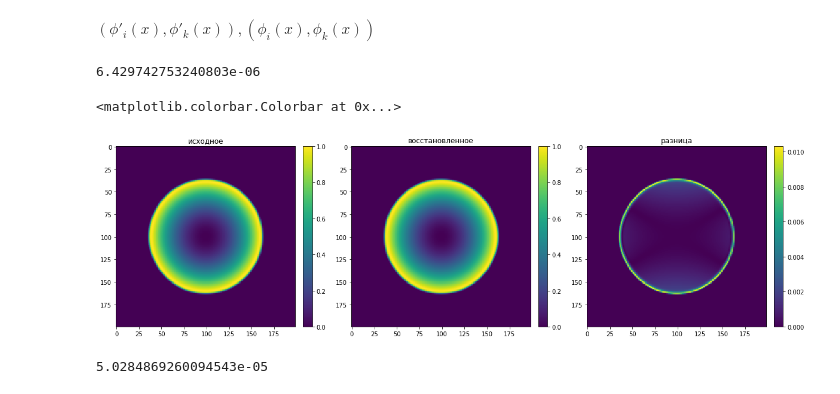
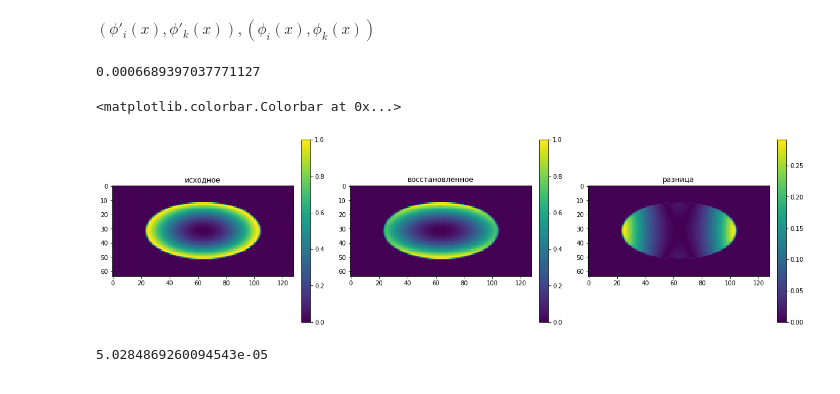
Before and after one commit to Satbek/-ourse-work-sem7, a Jupyter notebook: src/Results/Variational/without additional divide h.ipynb, the cells around one changed output. Drawn from its saved outputs; the diff is of its cells as text; code cells hidden in the pictures.

```diff
--- a/src/Results/Variational/without additional divide h.ipynb
+++ b/src/Results/Variational/without additional divide h.ipynb
@@ -137,8 +137,8 @@ def normilize(front):
     front /= front.max()
     return front
 # %%
-M = 200
-N = 199
+M = 64
+N = 128
 h1 = 2 * np.pi / M
 h2 = 2 * np.pi / N
 x, y = np.mgrid[-np.pi:np.pi:1j * M, -np.pi:np.pi:1j * N]
@@ -146,35 +146,35 @@ x, y = np.mgrid[-np.pi:np.pi:1j * M, -np.pi:np.pi:1j * N]
 #h2 = y[0,1] - y[0,0]
 gauss = super_gauss(x, y, 2, 40)
 front = x**2 + y**2
 g1 = 2 * x
 g2 = 2 * y
 g1 *= gauss
 g2 *= gauss
 front = normilize(front)
 front *= gauss
 front = normilize(front)
 
 restored_front = method(g1, g2, h1, h2, 0.0002, 0.001)
 
 restored_front = normilize(restored_front)
 restored_front *= gauss
 restored_front = normilize(restored_front)
 
 print(mse(front, restored_front))
 fig, axes = plt.subplots(1, 3, figsize = (20, 40))
 img1 = axes[0].imshow(front)
 img2 = axes[1].imshow(restored_front)
 img3 = axes[2].imshow(np.abs(restored_front -front))
 axes[0].set_title('исходное')
 axes[1].set_title('восстановленное')
 axes[2].set_title('разница')
 fig.colorbar(img1, ax = axes[0],fraction=0.046, pad=0.04)
 fig.colorbar(img2, ax = axes[1],fraction=0.046, pad=0.04)
 fig.colorbar(img3, ax = axes[2],fraction=0.046, pad=0.04)
 # %% [output]
-6.429742753240803e-06
+0.0006689397037771127
 <matplotlib.colorbar.Colorbar at 0x...>
-[figure, old version]
+[figure, new version]
 # %%
 M = 7
 h1 = 2 * np.pi / 2 ** M
```
Also changed, not shown: parts of 8 cells of this notebook.
